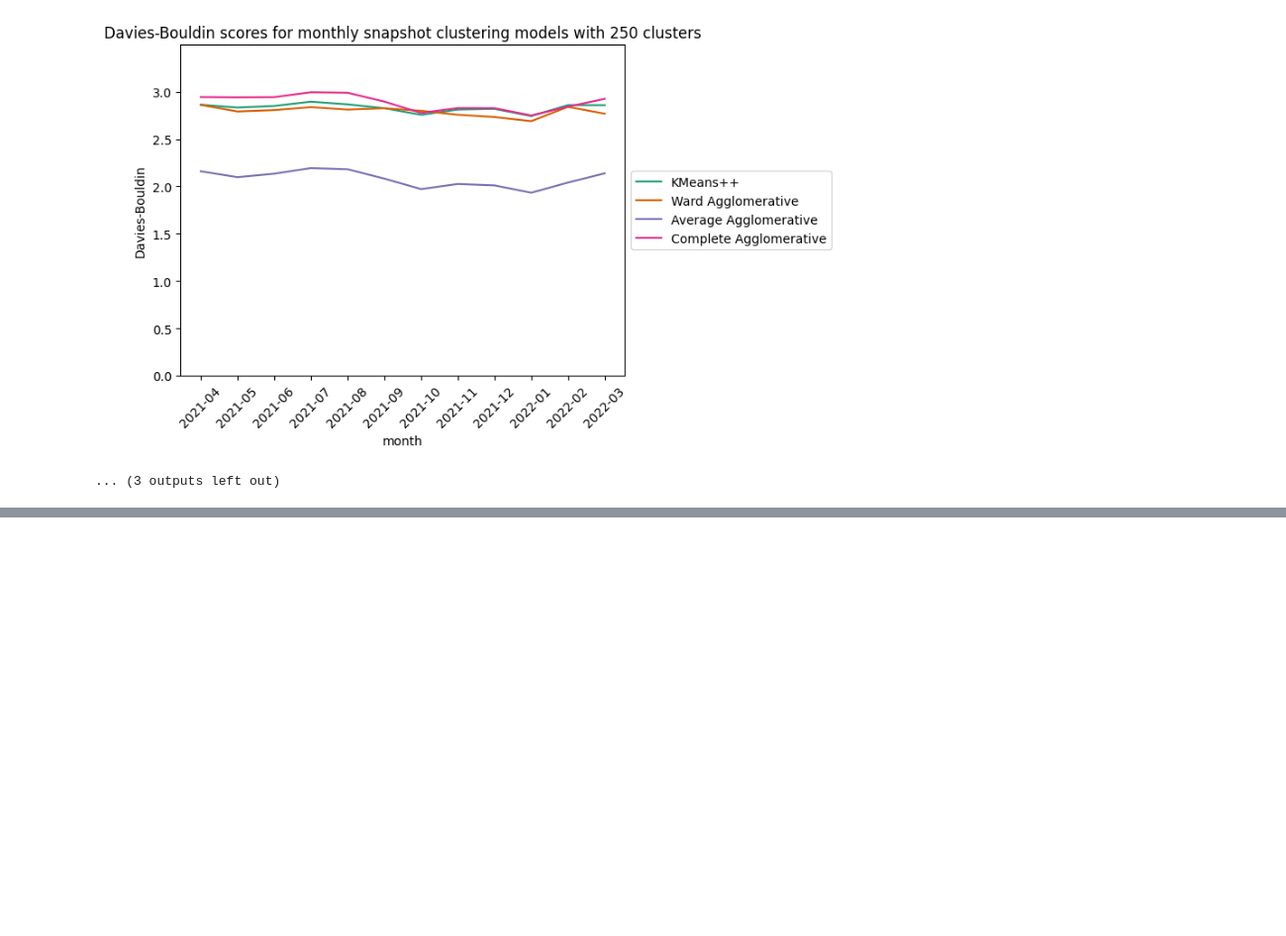
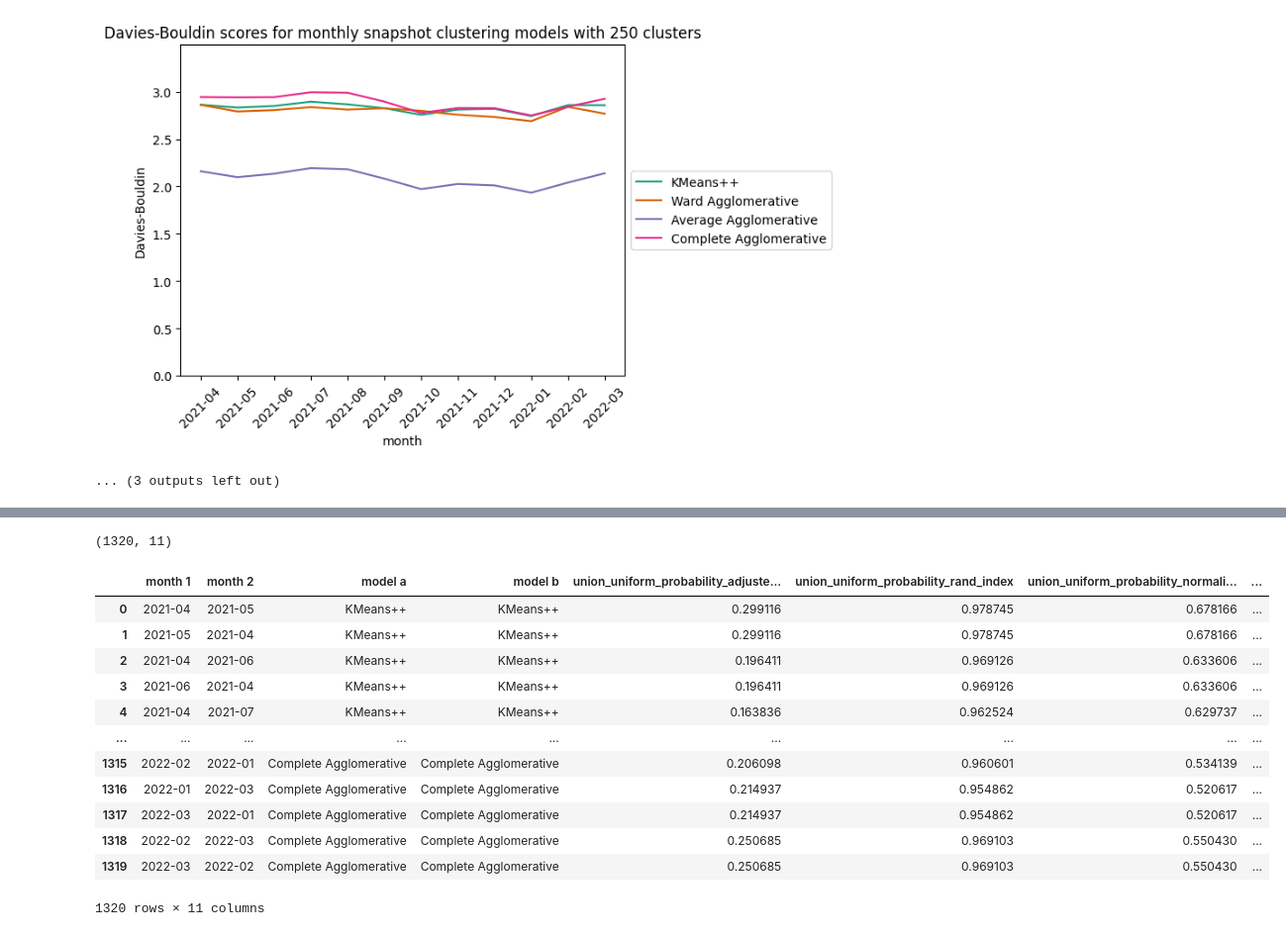
Before and after one commit to UMassCDS/IHOP-Reddit, a Jupyter notebook: notebooks/quantitative_comparison_kmeans_vs_agglomerative.ipynb, the cells around one changed output, grey strips where cells are left out. Shown at 99% size. Saved outputs shown, nothing was run; the diff lists cells and outputs as text; code cells hidden in the pictures; blank space fills up the shorter version.

```diff
--- a/notebooks/quantitative_comparison_kmeans_vs_agglomerative.ipynb
+++ b/notebooks/quantitative_comparison_kmeans_vs_agglomerative.ipynb
@@ -180,0 +212,58 @@ for n in N_CLUSTERS:
+# %%
+vi_comparison_results = list()
+model_type_pairings = list()
+for i, model_a in enumerate(CLUSTER_MODEL_SETTINGS):
+    for model_b in CLUSTER_MODEL_SETTINGS[i:]:
+        model_type_pairings.append((model_a, model_b))
+
+# Skip comparisons for the same month - there's only one intra-cluster type model, which will lower VI artificially
+for model_a_settings, model_b_settings in model_type_pairings:
+    for i, month1_tuple in enumerate(zip(MONTHS, C2V_MODELS)):
+        month1 = month1_tuple[0]
+        month1_c2v = month1_tuple[1]
+        month1_data = month1_c2v.get_normed_vectors()
+        month1_index = month1_c2v.get_index_as_dict()
+
+        for month2, month2_c2v in zip(MONTHS[i+1:], C2V_MODELS[i+1:]):
+            clustering_a_path = MODEL_COMPARISON_ROOT / month1 / "100" / model_a_settings[0]
+            clustering_model_a = ic.ClusteringModel.load(clustering_a_path, month1_data, month1_index)
+            clustering_a = clustering_model_a.get_cluster_assignments_as_dict()
+
+
+            month2_data = month2_c2v.get_normed_vectors()
+            month2_index = month2_c2v.get_index_as_dict()
+            clustering_b_path = MODEL_COMPARISON_ROOT / month2 / "100" / model_b_settings[0]
+            clustering_model_b = ic.ClusteringModel.load(clustering_b_path,  month2_data, month2_index)
+            clustering_b = clustering_model_b.get_cluster_assignments_as_dict()
+
+
+            # VOI is symmetric, so we'll just compute results once, but make sure visualization includes both months in heat map
+            clustering_comparison_results1  = {"month 1": month1, "month 2": month2, "model a": model_a_settings[1], "model b": model_b_settings[1]}
+            clustering_comparison_results2  = {"month 1": month2, "month 2": month1, "model a": model_b_settings[1], "model b": model_a_settings[1]}
+
+            comparison_results = ic.compare_cluterings(clustering_a, clustering_b, use_union=True)
+            clustering_comparison_results1.update(comparison_results)
+            clustering_comparison_results2.update(comparison_results)
+
+            vi_comparison_results.append(clustering_comparison_results1)
+            vi_comparison_results.append(clustering_comparison_results2)
+
+vi_comparison_df = pd.DataFrame.from_records(vi_comparison_results)
+# %%
+print(vi_comparison_df.shape)
+display(vi_comparison_df)
+# %% [output]
+(1320, 11)
+|  | month 1 | month 2 | model a | model b | union_uniform_probability_adjuste... | union_uniform_probability_rand_index | union_uniform_probability_normali... | ... |
+| 0 | 2021-04 | 2021-05 | KMeans++ | KMeans++ | 0.299116 | 0.978745 | 0.678166 | ... |
+| 1 | 2021-05 | 2021-04 | KMeans++ | KMeans++ | 0.299116 | 0.978745 | 0.678166 | ... |
+| 2 | 2021-04 | 2021-06 | KMeans++ | KMeans++ | 0.196411 | 0.969126 | 0.633606 | ... |
+| 3 | 2021-06 | 2021-04 | KMeans++ | KMeans++ | 0.196411 | 0.969126 | 0.633606 | ... |
+| 4 | 2021-04 | 2021-07 | KMeans++ | KMeans++ | 0.163836 | 0.962524 | 0.629737 | ... |
+| ... | ... | ... | ... | ... | ... | ... | ... | ... |
+| 1315 | 2022-02 | 2022-01 | Complete Agglomerative | Complete Agglomerative | 0.206098 | 0.960601 | 0.534139 | ... |
+| 1316 | 2022-01 | 2022-03 | Complete Agglomerative | Complete Agglomerative | 0.214937 | 0.954862 | 0.520617 | ... |
+| 1317 | 2022-03 | 2022-01 | Complete Agglomerative | Complete Agglomerative | 0.214937 | 0.954862 | 0.520617 | ... |
+| 1318 | 2022-02 | 2022-03 | Complete Agglomerative | Complete Agglomerative | 0.250685 | 0.969103 | 0.550430 | ... |
+| 1319 | 2022-03 | 2022-02 | Complete Agglomerative | Complete Agglomerative | 0.250685 | 0.969103 | 0.550430 | ... |
+1320 rows × 11 columns
```
Also changed, not shown: parts of 10 cells of this notebook, 8 other files.
